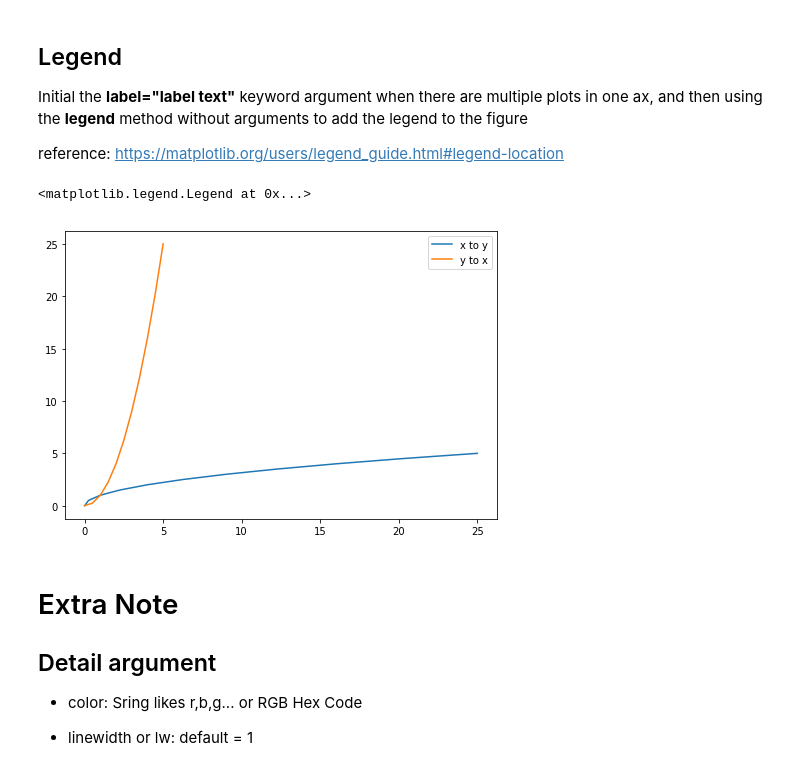
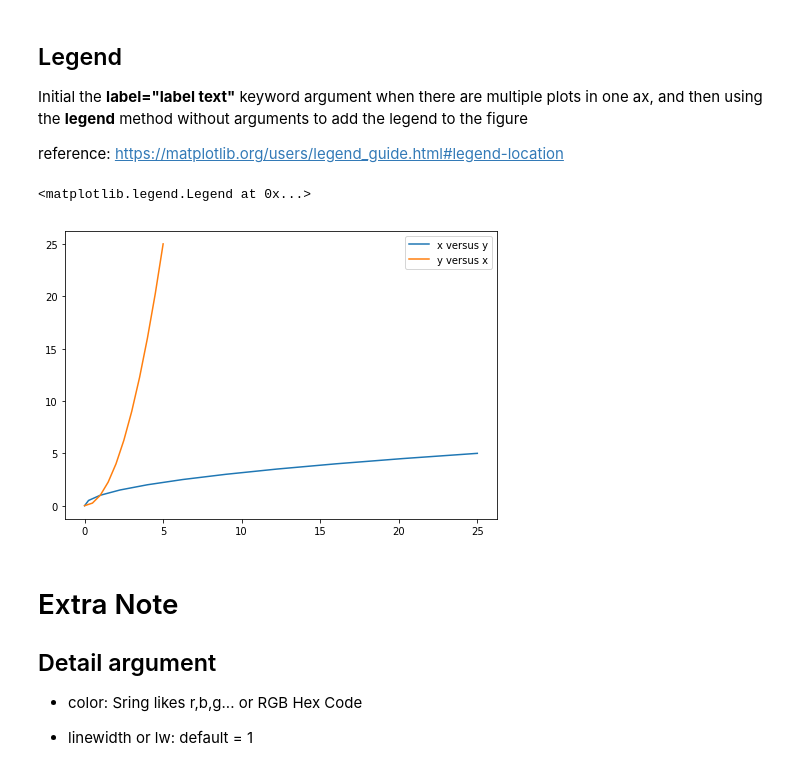
Before and after one commit to LennyFan/Machine-Learning, a Jupyter notebook: New/05-Matplotlib.ipynb, the cells around one changed output. Saved outputs shown, nothing was run; the diff lists cells and outputs as text; code cells hidden in the pictures.

```diff
--- a/New/05-Matplotlib.ipynb
+++ b/New/05-Matplotlib.ipynb
@@ -120,16 +120,16 @@ reference: https://matplotlib.org/users/legend_guide.html#legend-location
 # %%
 fig = plt.figure()
 
 ax = fig.add_axes([0,0,1,1])
-ax.plot(y,x,label = 'x to y')
-ax.plot(x,y,label = 'y to x');
+ax.plot(y,x,label = 'x versus y')
+ax.plot(x,y,label = 'y versus x');
 
 # legend
 # need to have a label first
 ax.legend(loc=0)
 # %% [output]
 <matplotlib.legend.Legend at 0x...>
-[figure, old version]
+[figure, new version]
 # %% [markdown]
 # Extra Note
 ## Detail argument
```
Also changed, not shown: 8 other files.
